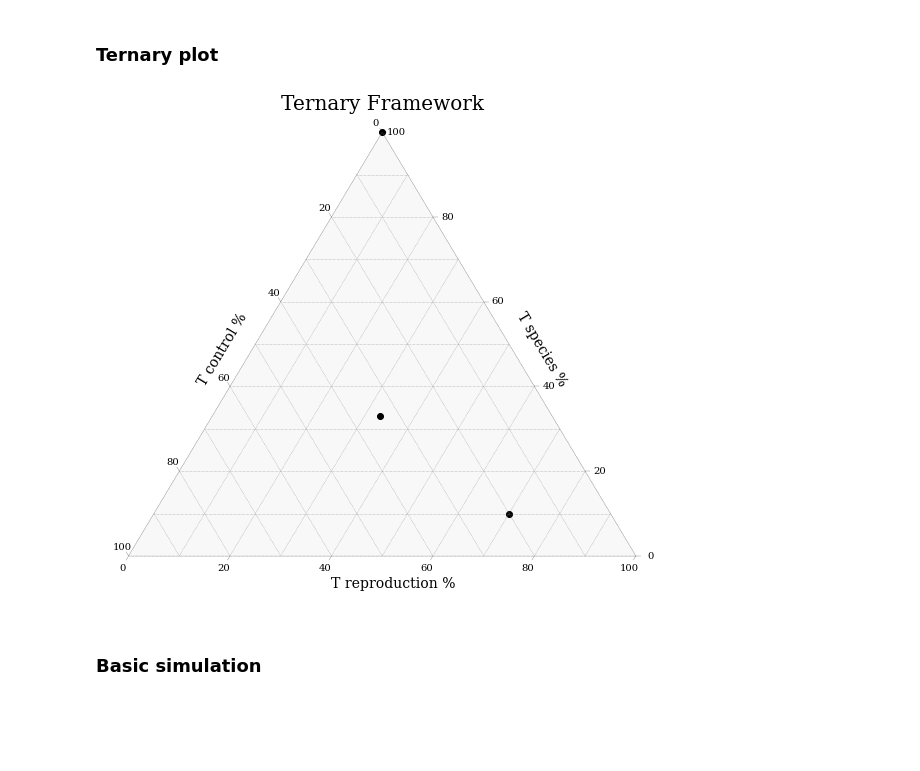
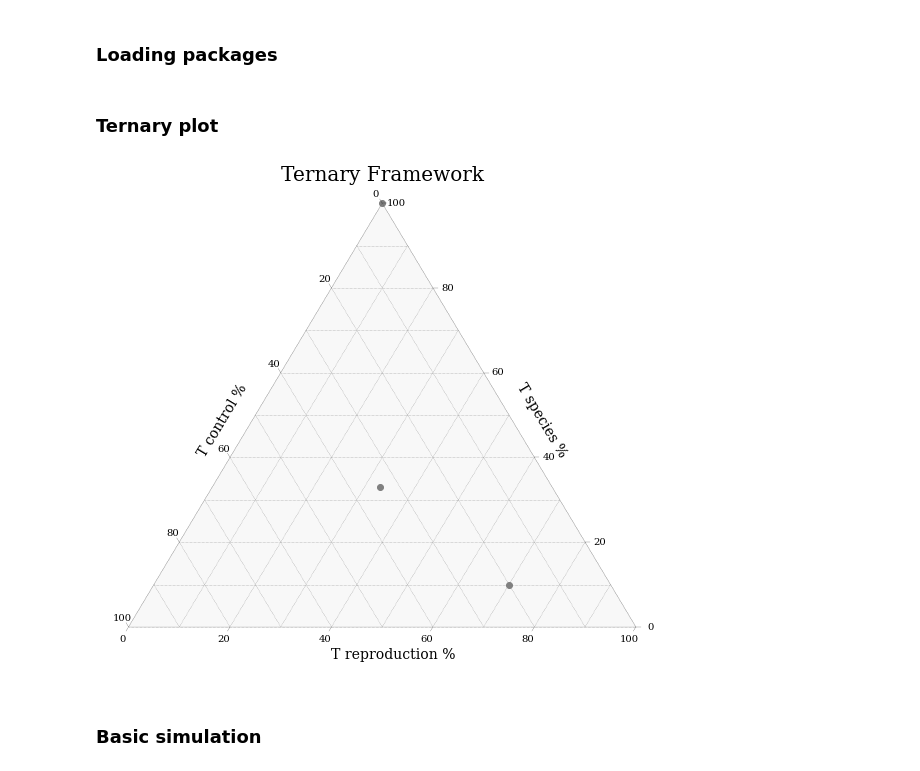
Before and after one commit to DaSh-bash/LittorinaBrooding, a Jupyter notebook: Twisst'n'Tern.ipynb, the cells around one changed output. Cells and saved outputs as stored; diff of their text form; code cells hidden in the pictures; blank space fills up the shorter version.

```diff
--- a/Twisst'n'Tern.ipynb
+++ b/Twisst'n'Tern.ipynb
@@ -1,3 +1,5 @@
+# %% [markdown]
+### Loading packages
 # %%
 import msprime
 import numpy as np
@@ -25,31 +27,31 @@ ml.rc('font', family='serif',size=16)
 # %%
 def tern_plot(data):
     # Set up the figure.
     fig, tax = ternary.figure(scale=100)
     fig.set_size_inches(10, 9)
 
     # Plot points.
-    tax.scatter(data,color="black")
+    tax.scatter(data,color="grey")
 
     # Axis labels. (See below for corner labels.)
     fontsize = 14
     offset = 0.08
     tax.left_axis_label("T control %", fontsize=fontsize, offset=offset)
     tax.right_axis_label("T species %", fontsize=fontsize, offset=offset)
     tax.bottom_axis_label("T reproduction %", fontsize=fontsize, offset=-offset)
     tax.set_title("Ternary Framework", fontsize=20)
 
     # Decoration.
     tax.boundary(linewidth=0.1)
     tax.gridlines(multiple=10, color="grey")
     tax.ticks(axis='lbr', linewidth=0.2, multiple=20)
     tax.get_axes().axis('off')
 
 #tax.show()
 
 tern_plot([[33,33,33],[0,100,0],[70,10,20]])
 # %% [output]
-[figure, old version]
+[figure, new version]
 # %% [markdown]
 ### Basic simulation
 # %% [markdown]
```
Also changed, not shown: parts of 17 cells of this notebook.
